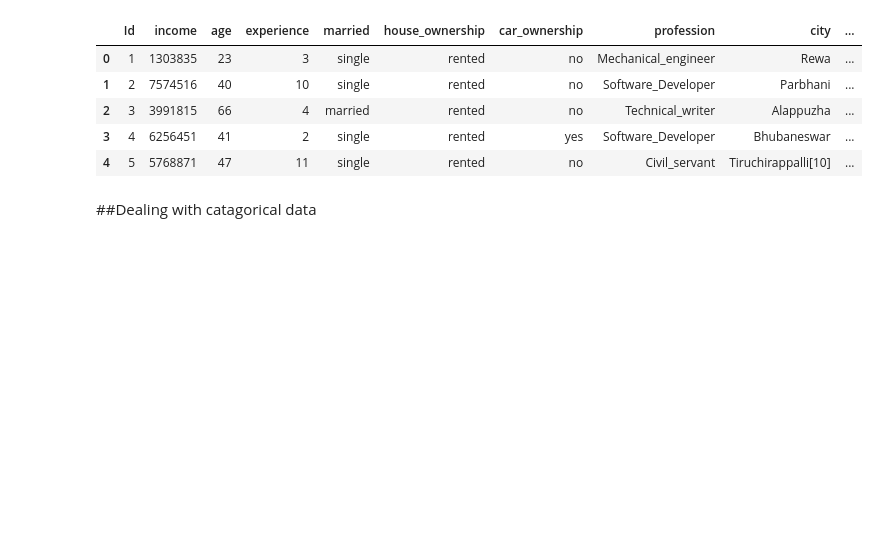
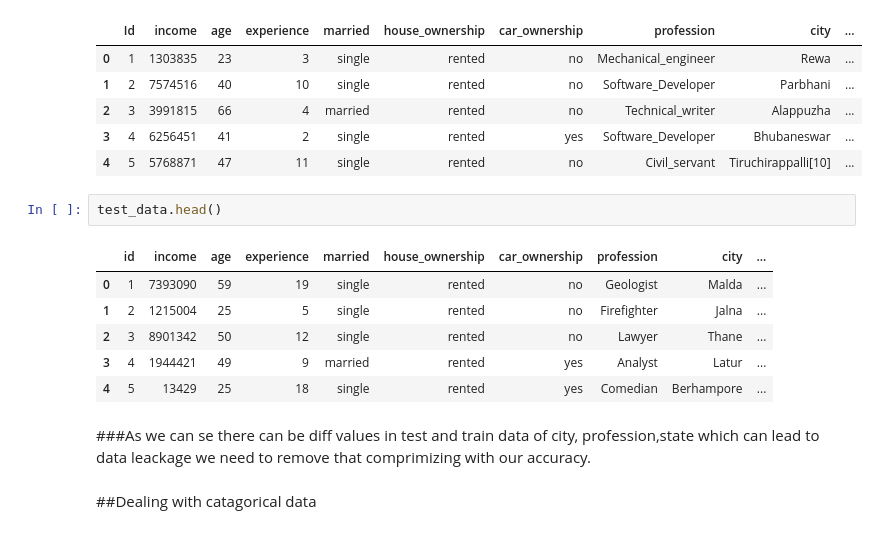
Before and after one commit to sarthakpant772/MLnow_2.0, a Jupyter notebook: employee_risk.ipynb, the cells around one changed output. Cells and saved outputs as stored; diff of their text form; blank space fills up the shorter version.

```diff
--- a/employee_risk.ipynb
+++ b/employee_risk.ipynb
@@ -41,6 +42,17 @@ risk_data.head()
 | 2 | 3 | 3991815 | 66 | 4 | married | rented | no | Technical_writer | Alappuzha | ... |
 | 3 | 4 | 6256451 | 41 | 2 | single | rented | yes | Software_Developer | Bhubaneswar | ... |
 | 4 | 5 | 5768871 | 47 | 11 | single | rented | no | Civil_servant | Tiruchirappalli[10] | ... |
+# %%
+test_data.head()
+# %% [output]
+|  | id | income | age | experience | married | house_ownership | car_ownership | profession | city | ... |
+| 0 | 1 | 7393090 | 59 | 19 | single | rented | no | Geologist | Malda | ... |
+| 1 | 2 | 1215004 | 25 | 5 | single | rented | no | Firefighter | Jalna | ... |
+| 2 | 3 | 8901342 | 50 | 12 | single | rented | no | Lawyer | Thane | ... |
+| 3 | 4 | 1944421 | 49 | 9 | married | rented | yes | Analyst | Latur | ... |
+| 4 | 5 | 13429 | 25 | 18 | single | rented | yes | Comedian | Berhampore | ... |
+# %% [markdown]
+###As we can se there can be diff values in test and train data of city, profession,state which can lead to data leackage we need to remove that comprimizing with our accuracy.
 # %% [markdown]
 ##Dealing with catagorical data
 # %%
```
Also changed, not shown: parts of 33 cells of this notebook.
